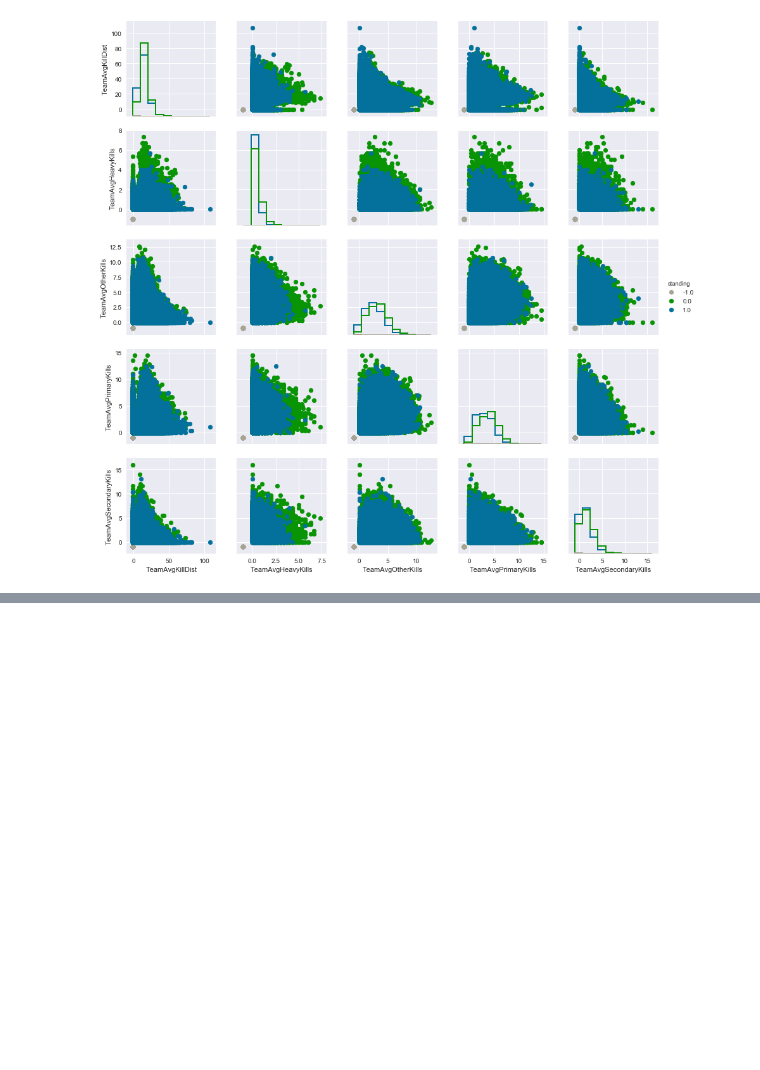
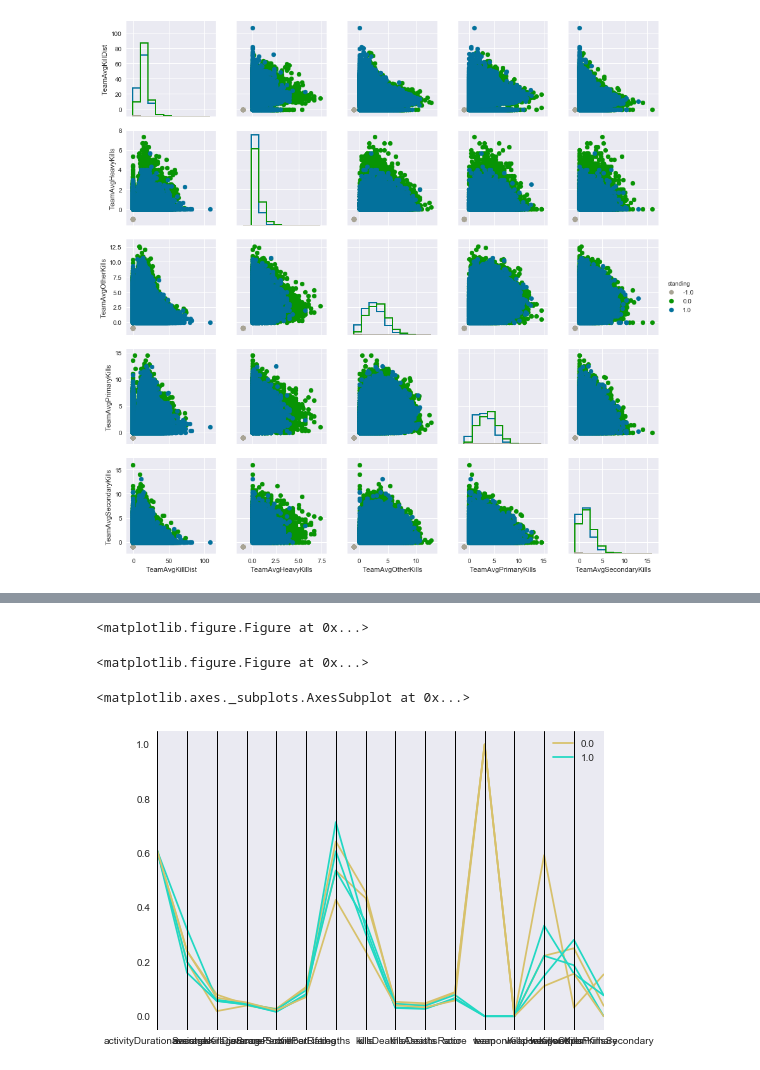
Before and after one commit to aadharna/Destiny, a Jupyter notebook: Avg_Team_Vis.ipynb, the cells around one changed output, grey strips where cells are left out. Cells and saved outputs as stored; diff of their text form; code cells hidden in the pictures; blank space fills up the shorter version.

Commit message:
[update file] Updating Avg_team_vis
Updated with new visualizations.

```diff
--- a/Avg_Team_Vis.ipynb
+++ b/Avg_Team_Vis.ipynb
@@ -83,3 +83,7 @@ g1
 # %% [output]
 <seaborn.axisgrid.PairGrid at 0x...>
 [figure]
+# %%
+df1 = pd.read_csv('batch1Udacity.csv')
+df1.drop("percentContribution", axis=1, inplace=True)
+print(df1.head(n=1), df1.shape)
@@ -85,0 +105,19 @@ g1
+# %%
+def normalize(df):
+    result = df.copy()
+    for feature_name in df.columns:
+        max_value = df[feature_name].max()
+        min_value = df[feature_name].min()
+        result[feature_name] = (df[feature_name] - min_value) / (max_value - min_value)
+    return result
+# %%
+from pandas.tools.plotting import parallel_coordinates
+
+#testdf = df1[:24]
+testdf = normalize(df1)
+testdf.drop("Unnamed: 0", axis=1, inplace=True)
+testdf.drop("matchId", axis=1, inplace=True)
+testdf.drop("completed", axis=1, inplace=True)
+#print(testdf)
+testdf = testdf[:6]
+print(testdf)
@@ -85,0 +142,10 @@ g1
+# %%
+plt.figure()
+# %% [output]
+<matplotlib.figure.Figure at 0x...>
+<matplotlib.figure.Figure at 0x...>
+# %%
+parallel_coordinates(testdf, "standing")
+# %% [output]
+<matplotlib.axes._subplots.AxesSubplot at 0x...>
+[figure, added]
```
Also changed, not shown: parts of 5 cells of this notebook.
